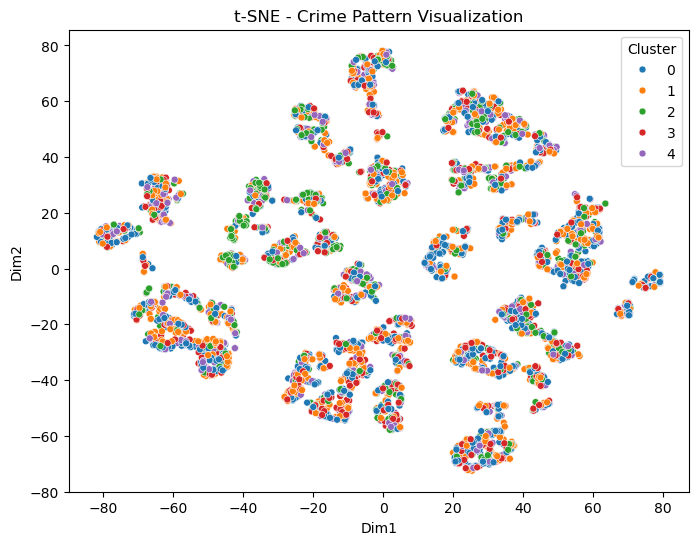
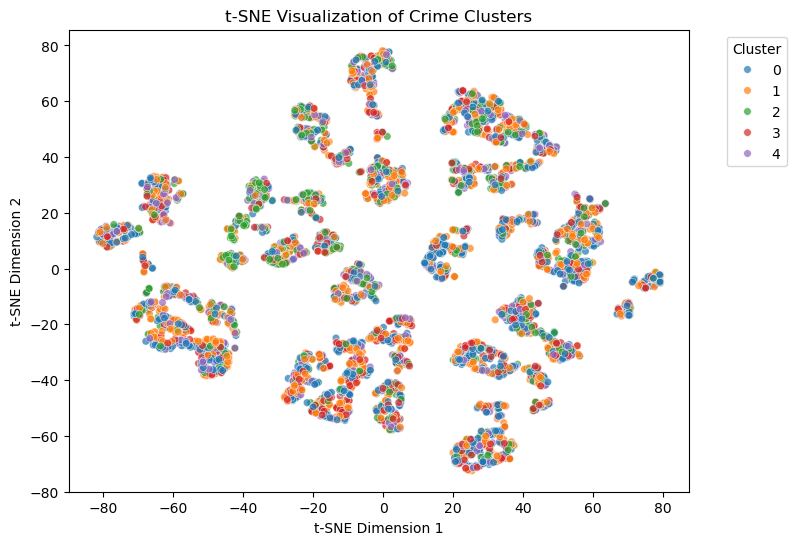
The notebook cell's code change between the first figure and the second:
--- before
+++ after
@@ -7,7 +7,13 @@
     palette="tab10",
     data=df_tsne,
-    s=25
+    s=30,              # slightly bigger
+    alpha=0.7          # smoother look
 )
 
-plt.title("t-SNE - Crime Pattern Visualization")
+plt.title("t-SNE Visualization of Crime Clusters")
+plt.xlabel("t-SNE Dimension 1")
+plt.ylabel("t-SNE Dimension 2")
+
+plt.legend(title="Cluster", bbox_to_anchor=(1.05, 1), loc='upper left')
+
 plt.show()

Commit: Add files via upload